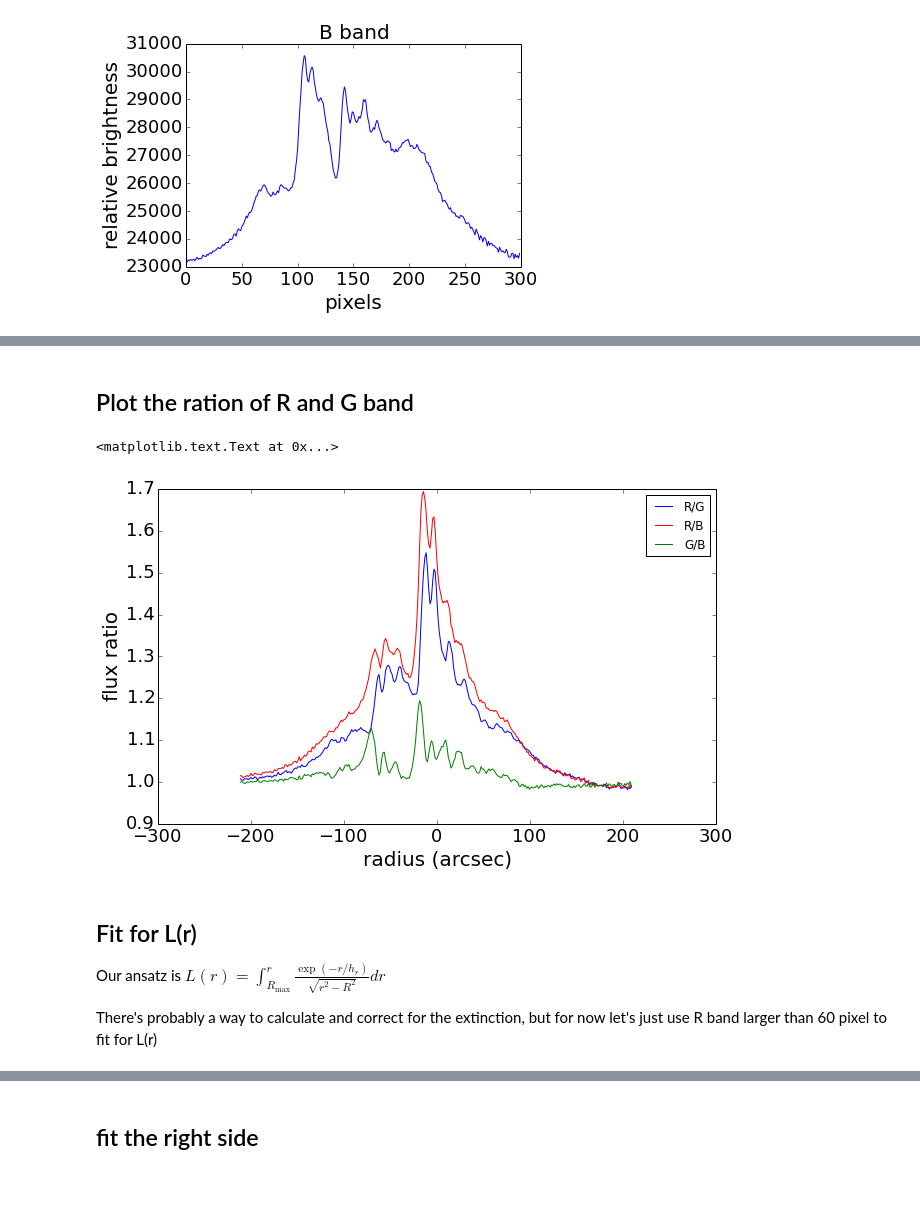
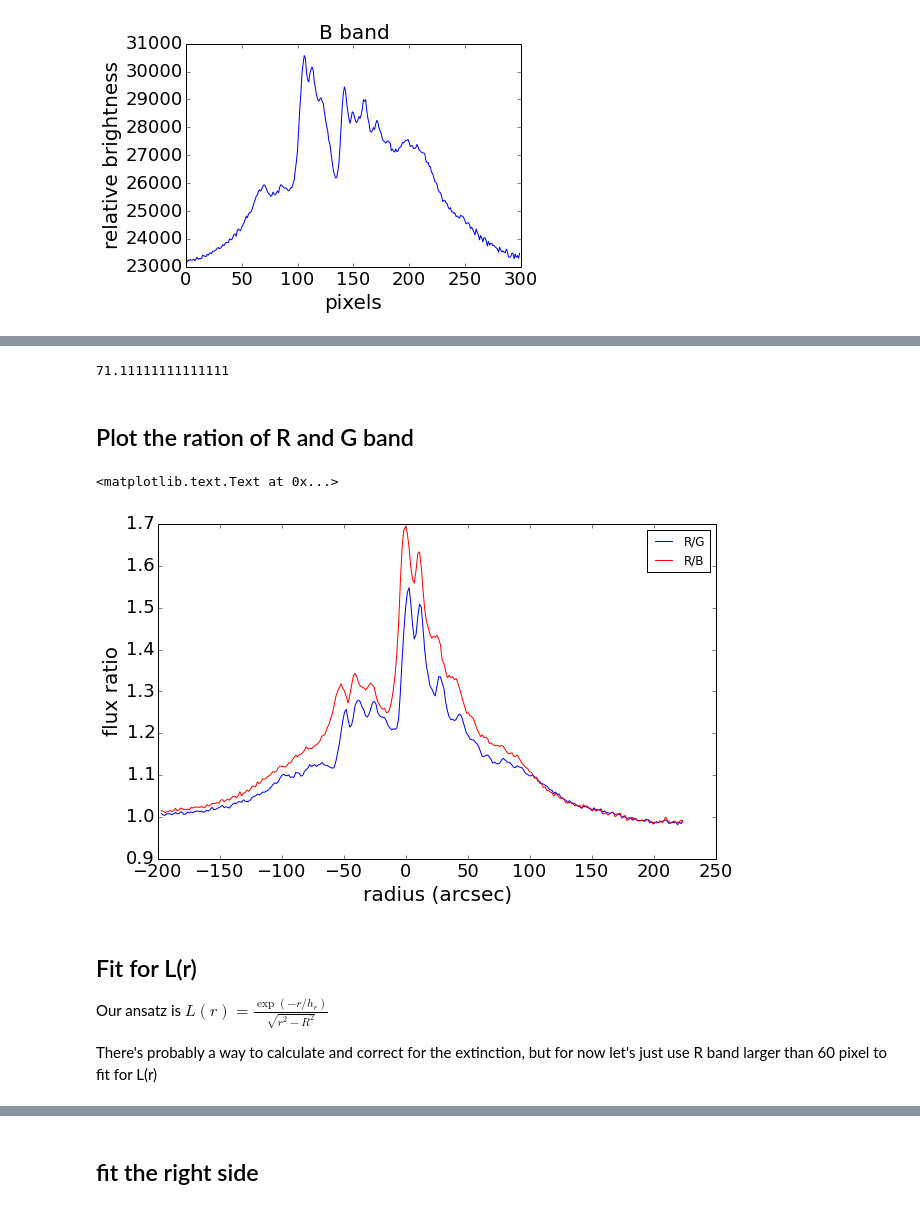
Before and after one commit to Mipanox/PHYS301, a Jupyter notebook: Project/rotation_curve_from_image.ipynb, the cells around one changed output, grey strips where cells are left out. Drawn from its saved outputs; the diff is of its cells as text; code cells hidden in the pictures.

```diff
--- a/Project/rotation_curve_from_image.ipynb
+++ b/Project/rotation_curve_from_image.ipynb
@@ -125,22 +145,27 @@ plt.title("B band")
+# %%
+100/p2arsec
+# %% [output]
+71.11111111111111
 # %% [markdown]
 ## Plot the ration of R and G band
 # %%
 p2arsec = 12*60/512.
-r = np.arange(-150,150)*p2arsec
+r = (np.arange(0,300)-cx)*p2arsec
 plt.figure(figsize=(10,6))
 plt.plot(r,projected_R/projected_G*1.25,label="R/G")
 plt.plot(r,projected_R/projected_B*0.84,'r',label="R/B")
-plt.plot(r,projected_G/projected_B/1.5,'g',label="G/B")
+#plt.plot(r,projected_G/projected_B/1.5,'g',label="G/B")
 plt.legend()
 plt.xlabel('radius (arcsec)')
 plt.ylabel("flux ratio")
+#plt.axhline(1.1)
 #plt.xlim([-30,30])
 # %% [output]
 <matplotlib.text.Text at 0x...>
-[figure, old version]
+[figure, new version]
 # %% [markdown]
 ## Fit for L(r)
-Our ansatz is $L(r)=\int_{R_\text{max}}^r\frac{\exp(-r/h_r)}{\sqrt{r^2-R^2}}dr$
+Our ansatz is $L(r)=\frac{\exp(-r/h_r)}{\sqrt{r^2-R^2}}$
 
 There's probably a way to calculate and correct for the extinction, but for now let's just use R band larger than 60 pixel to fit for L(r)
 # %%
```
Also changed, not shown: parts of 17 cells of this notebook.
